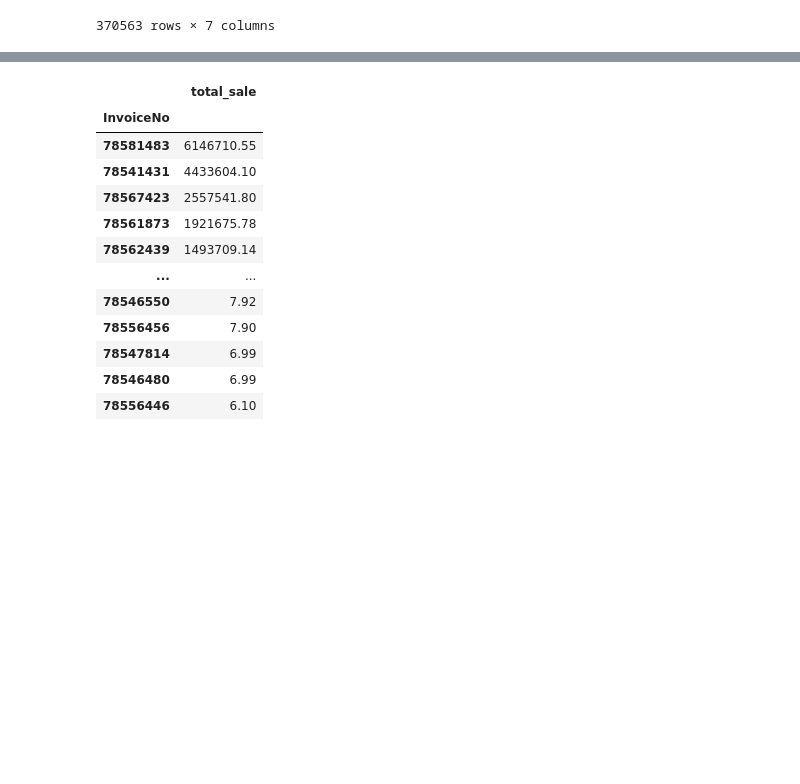
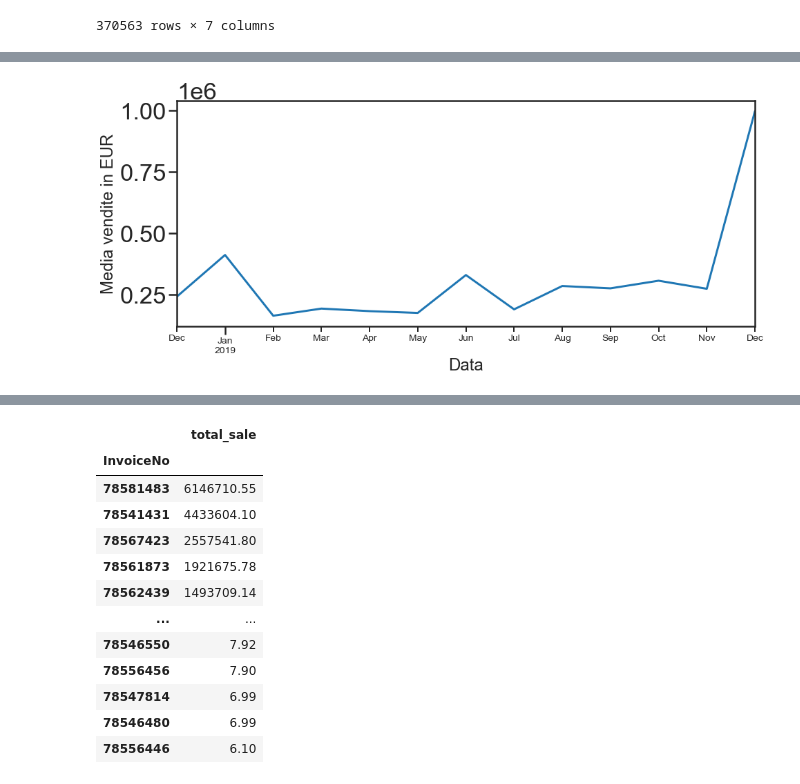
Before and after one commit to Jacopo-Spadon/E-Commerce, a Jupyter notebook: Ecom20tooDE.ipynb, the cells around one changed output, grey strips where cells are left out. Saved outputs shown, nothing was run; the diff lists cells and outputs as text; code cells hidden in the pictures; blank space fills up the shorter version.

```diff
--- a/Ecom20tooDE.ipynb
+++ b/Ecom20tooDE.ipynb
@@ -185,3 +205,21 @@ df_domestic
 | 554415 | smartphone | 78581475 | 13.99 | 279.80 | 2019-12-09 08:00:00 | 13069 | Germany |
 | 554416 | smartphone | 78581475 | 59.00 | 708.00 | 2019-12-09 08:00:00 | 13069 | Germany |
 370563 rows × 7 columns
+# %%
+# Top 10 Spender DF
+
+df_de10=df_domestic.drop(df_domestic.loc[
+    (df_domestic.CustomerID != 17450) &
+    (df_domestic.CustomerID != 18102) &
+    (df_domestic.CustomerID != 13694) &
+    (df_domestic.CustomerID != 17511) &
+    (df_domestic.CustomerID != 14298) &
+    (df_domestic.CustomerID != 16446) &
+    (df_domestic.CustomerID != 15769) &
+    (df_domestic.CustomerID != 16029) &
+    (df_domestic.CustomerID != 12346) &
+    (df_domestic.CustomerID != 16684)].index, inplace=True)
+
+df_de10=pd.DataFrame(data=(df_domestic))
+
+df_de10
@@ -187,0 +240,17 @@ df_domestic
+# %%
+
+# selezione delle colonne
+
+
+df_de10 = df_de10.groupby(df_de10['invoice_date'])['total_sale'].sum().reset_index()
+df_de10 = df_de10.set_index('invoice_date')
+df_de10.index = pd.to_datetime(df_de10.index)
+
+y = df_de10['total_sale'].resample('M').mean()
+
+# Creo il grafico
+y.plot(figsize=(15, 6))
+plt.xlabel('Data')
+plt.ylabel('Media vendite in EUR');
+# %% [output]
+[figure, added]
```
Also changed, not shown: parts of 5 cells of this notebook.
